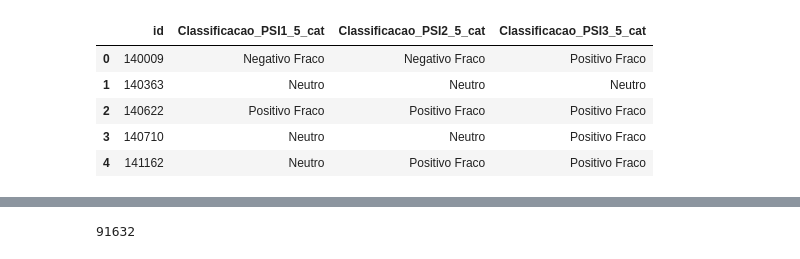
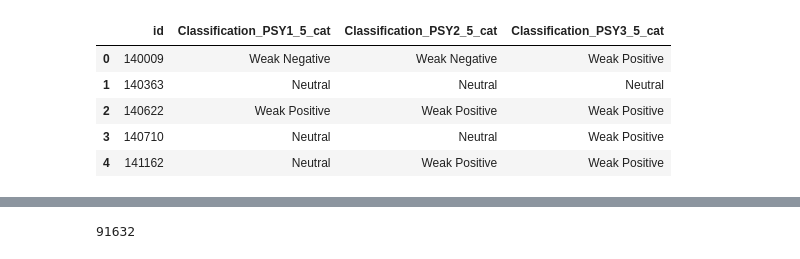
Before and after one commit to leosilva/peerj_computer_science_2022, a Jupyter notebook: Notebooks/Algorithms Statistics - Psycho versus Participants.ipynb, the cells around one changed output, grey strips where cells are left out. Drawn from its saved outputs; the diff is of its cells as text; code cells hidden in the pictures.

```diff
--- a/Notebooks/Algorithms Statistics - Psycho versus Participants.ipynb
+++ b/Notebooks/Algorithms Statistics - Psycho versus Participants.ipynb
@@ -70,15 +59,15 @@ data_psi_divergentes_resolvidos.head()
 # %%
-data_psi_restantes = pd.read_csv(r'/Users/leosilva/Documents/Estudo/Doutorado/Coimbra/2019-2020/Disciplinas/Thesis/analises_psicologos/tweets_restantes_consolidados.csv')
+data_psi_restantes = pd.read_csv(r'https://raw.githubusercontent.com/leosilva/jss_2021_paper/master/analyzed_tweets_dataset2_first_round.csv')
 data_psi_restantes.columns = ['id',
-                    'Classificacao_PSI1_5_cat',
-                    'Classificacao_PSI2_5_cat',
-                    'Classificacao_PSI3_5_cat']
+                    'Classification_PSY1_5_cat',
+                    'Classification_PSY2_5_cat',
+                    'Classification_PSY3_5_cat']
 data_psi_restantes.head()
 # %% [output]
-|  | id | Classificacao_PSI1_5_cat | Classificacao_PSI2_5_cat | Classificacao_PSI3_5_cat |
-| 0 | 140009 | Negativo Fraco | Negativo Fraco | Positivo Fraco |
-| 1 | 140363 | Neutro | Neutro | Neutro |
-| 2 | 140622 | Positivo Fraco | Positivo Fraco | Positivo Fraco |
-| 3 | 140710 | Neutro | Neutro | Positivo Fraco |
-| 4 | 141162 | Neutro | Positivo Fraco | Positivo Fraco |
+|  | id | Classification_PSY1_5_cat | Classification_PSY2_5_cat | Classification_PSY3_5_cat |
+| 0 | 140009 | Weak Negative | Weak Negative | Weak Positive |
+| 1 | 140363 | Neutral | Neutral | Neutral |
+| 2 | 140622 | Weak Positive | Weak Positive | Weak Positive |
+| 3 | 140710 | Neutral | Neutral | Weak Positive |
+| 4 | 141162 | Neutral | Weak Positive | Weak Positive |
 # %%
```
Also changed, not shown: parts of 34 cells of this notebook, 1 other file.
